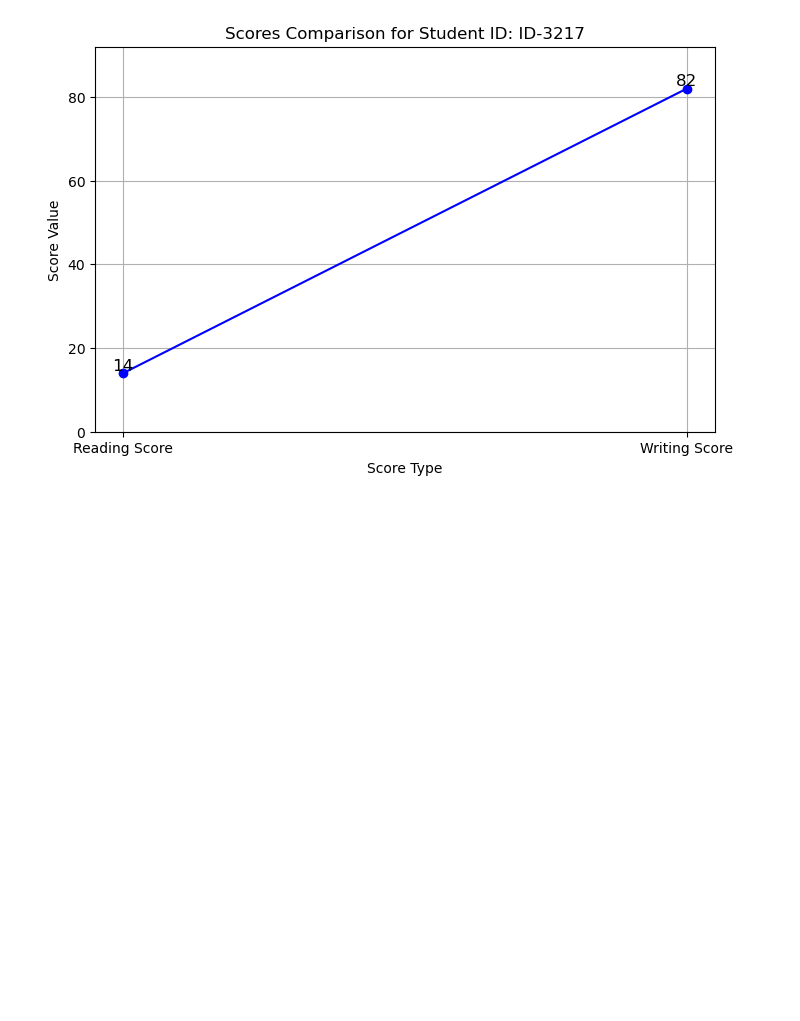
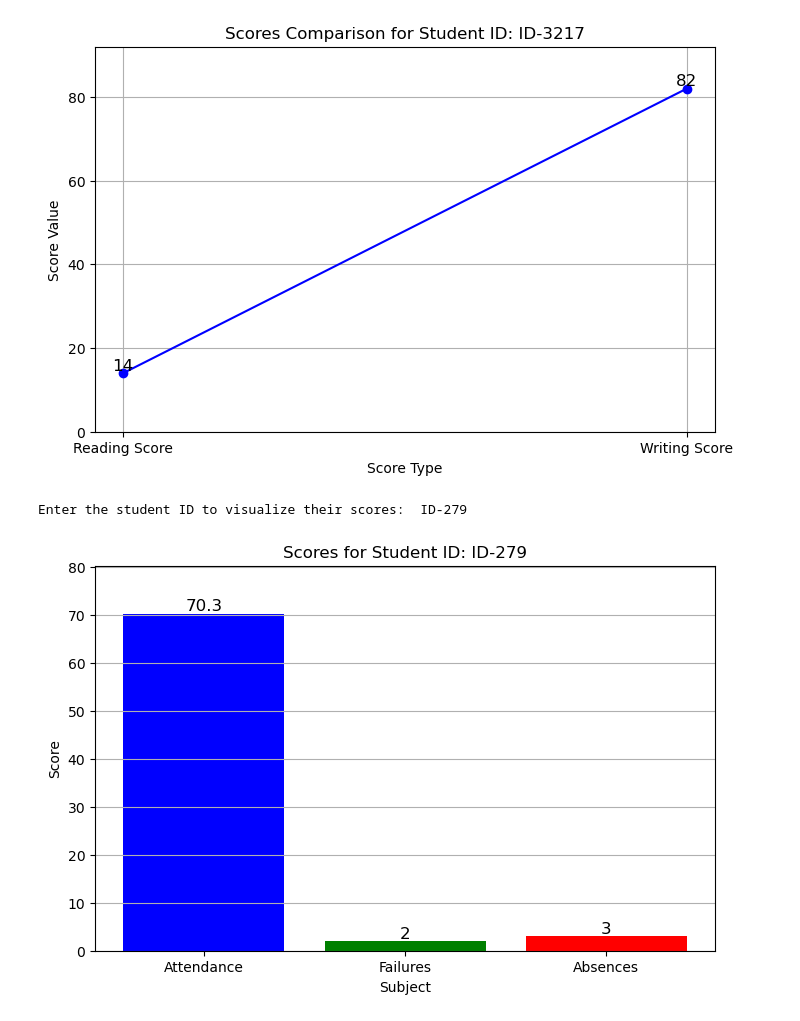
Before and after one commit to Akashbaiju/COM728-Assessment, a Jupyter notebook: Visualize.ipynb, the cells around one changed output. Cells and saved outputs as stored; diff of their text form; code cells hidden in the pictures; blank space fills up the shorter version.

Commit message:
create 4 task
attendance, absences and failure

```diff
--- a/Visualize.ipynb
+++ b/Visualize.ipynb
@@ -134,3 +112,51 @@ else:
 # %% [output]
 Enter the student ID to visualize their scores:  ID-3217
 [figure]
+# %%
+import pandas as pd
+import matplotlib.pyplot as plt
+
+# Load the CSV file
+file_path = 'students_data.csv'
+students_data = pd.read_csv(file_path)
+
+# Prompt the user to input a student ID
+input_id = input("Enter the student ID to visualize their scores: ").strip()
+
+# Check if the input ID is in the dataset
+if input_id in students_data['ID'].astype(str).values:
+    # Filter the data for the specific student ID
+    student_data = students_data[students_data['ID'].astype(str) == input_id]
+
+    # Extract math, reading, and writing scores for the specific student
+    math_score = student_data['Attendance_rate'].values[0]
+    reading_score = student_data['Failures'].values[0]
+    writing_score = student_data['Absences'].values[0]
+
+    # Prepare data for plotting
+    subjects = ['Attendance', 'Failures', 'Absences']
+    scores = [math_score, reading_score, writing_score]
+
+    # Create a bar chart
+    plt.figure(figsize=(8, 5))
+    bars = plt.bar(subjects, scores, color=['blue', 'green', 'red'])
+
+    # Annotate the scores on the bars
+    for bar, score in zip(bars, scores):
+        plt.text(bar.get_x() + bar.get_width() / 2, bar.get_height(), f'{score}',
+                 ha='center', va='bottom', fontsize=12)
+
+    # Set plot title and labels
+    plt.title(f'Scores for Student ID: {input_id}')
+    plt.xlabel('Subject')
+    plt.ylabel('Score')
+    plt.ylim(0, max(scores) + 10)  # Adjust y-axis limit
+    plt.grid(True, axis='y')
+
+    # Display the plot
+    plt.show()
+else:
+    print("The student ID you entered is not found in the dataset. Please try again.")
+# %% [output]
+Enter the student ID to visualize their scores:  ID-279
+[figure, added]
```
Also changed, not shown: parts of 1 cell of this notebook.
